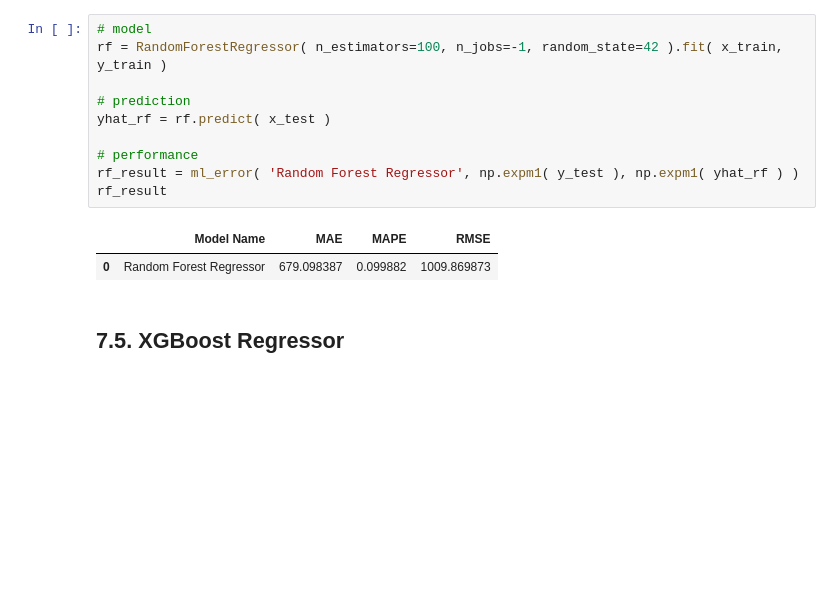
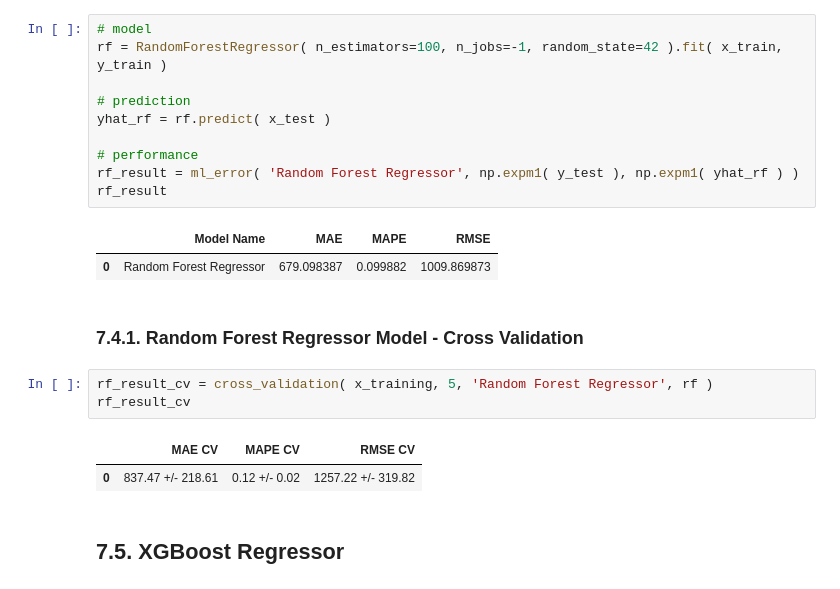
Before and after one commit to Ricardojnf33/Rossmann_Store_Sales, a Jupyter notebook: Rossmann_Store_Sales_Modulo_7_Modelos_de_Machine_Learning.ipynb, the cells around one changed output. Drawn from its saved outputs; the diff is of its cells as text; blank space fills up the shorter version.

```diff
--- a/Rossmann_Store_Sales_Modulo_7_Modelos_de_Machine_Learning.ipynb
+++ b/Rossmann_Store_Sales_Modulo_7_Modelos_de_Machine_Learning.ipynb
@@ -1042,6 +1095,14 @@ rf_result
 # %% [output]
 |  | Model Name | MAE | MAPE | RMSE |
 | 0 | Random Forest Regressor | 679.098387 | 0.099882 | 1009.869873 |
+# %% [markdown]
+### 7.4.1. Random Forest Regressor Model - Cross Validation
+# %%
+rf_result_cv = cross_validation( x_training, 5, 'Random Forest Regressor', rf )
+rf_result_cv
+# %% [output]
+|  | MAE CV | MAPE CV | RMSE CV |
+| 0 | 837.47 +/- 218.61 | 0.12 +/- 0.02 | 1257.22 +/- 319.82 |
 # %% [markdown]
 ## 7.5. XGBoost Regressor
 # %%
```
Also changed, not shown: parts of 14 cells of this notebook.
